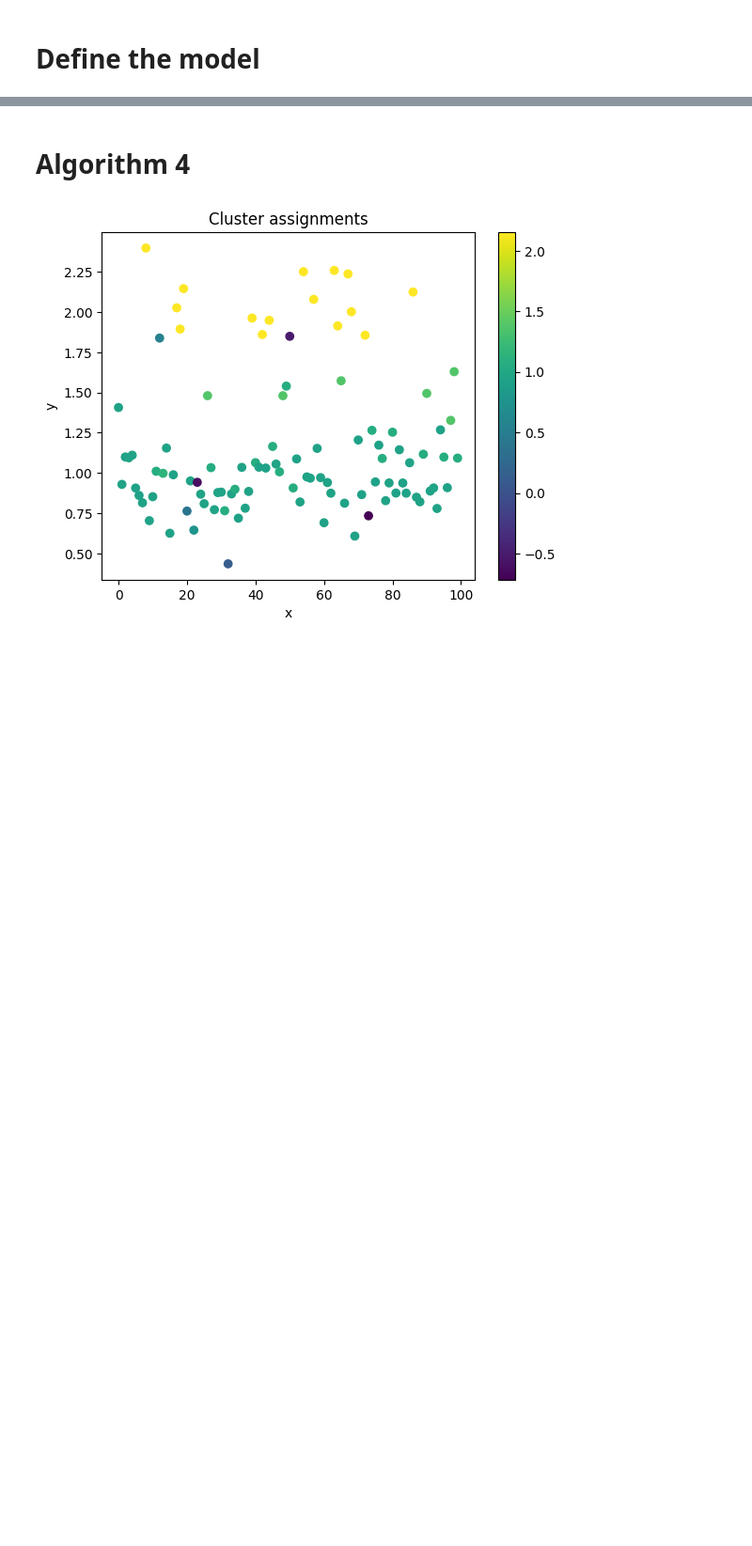
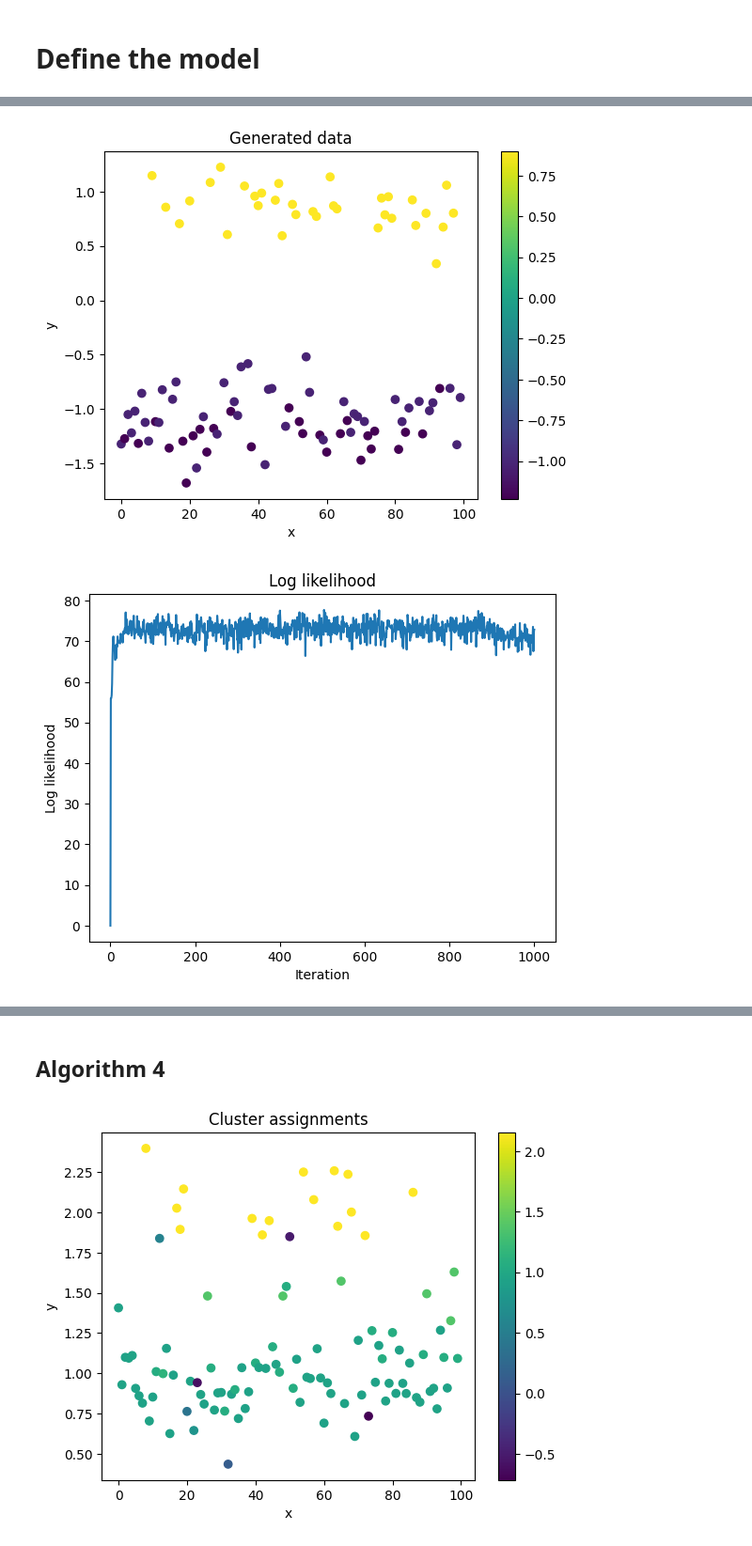
Before and after one commit to MariusAlonso/MVA-PGM-Sampling-Methods-DP-Mixture-Models, a Jupyter notebook: algos.ipynb, the cells around one changed output, grey strips where cells are left out. Shown: that part at 94% size. Saved outputs shown, nothing was run; the diff lists cells and outputs as text; code cells hidden in the pictures; blank space fills up the shorter version.

```diff
--- a/algos.ipynb
+++ b/algos.ipynb
@@ -16,0 +23,8 @@ def F_likelihood(theta, x):
+# %%
+def Hi_sampler(y):
+    m = (y / tau**2) / (1 / tau**2 + 1 / 1**2)
+    s = 1 / (1 / tau**2 + 1 / 1**2)
+    return np.random.normal(m, s)
+
+def ri_integral(y):
+    return tau * np.exp(-y**2 / (2 + 2 * tau**2)) / np.sqrt(tau**2 + 1)
@@ -52,0 +107,41 @@ def find_unused_cluster(c):
+# %%
+# Run algorithm
+N = 1000
+thetas, lhs = algorithm_1(N, y, alpha)
+
+# Plot results
+plt.figure()
+plt.scatter(np.arange(n), y, c=thetas[N])
+plt.title("Generated data")
+plt.xlabel("x")
+plt.ylabel("y")
+plt.colorbar()
+plt.show()
+
+plt.figure()
+plt.plot(np.arange(N+1), np.sum(lhs, axis=1))
+plt.title("Log likelihood")
+plt.xlabel("Iteration")
+plt.ylabel("Log likelihood")
+plt.show()
+
+# plot evolution of theta
+plt.figure()
+it_list = []
+phi_list = []
+size_list = []
+for it in range(0, N+1):
+    phis_counts = np.unique(thetas[it], return_counts=True)
+    phi_list.extend(phis_counts[0])
+    it_list.extend([it] * len(phis_counts[0]))
+    size_list.extend(phis_counts[1])
+
+plt.scatter(it_list, phi_list, s= 10 * np.square(np.array(size_list, dtype=float) / np.max(size_list)), c=size_list)
+plt.title("Cluster assignments")
+plt.xlabel("Iteration")
+plt.ylabel("Cluster mean")
+plt.colorbar()
+plt.show()
+# %% [output]
+[figure, added]
+[figure, added]
@@ -53,5 +149,5 @@ def find_unused_cluster(c):
 # %% [markdown]
-# Algorithm 4
+## Algorithm 4
 # %%
 def algorithm_4(N, y, alpha):
     n = len(y)
```
Also changed, not shown: parts of 14 cells of this notebook.
